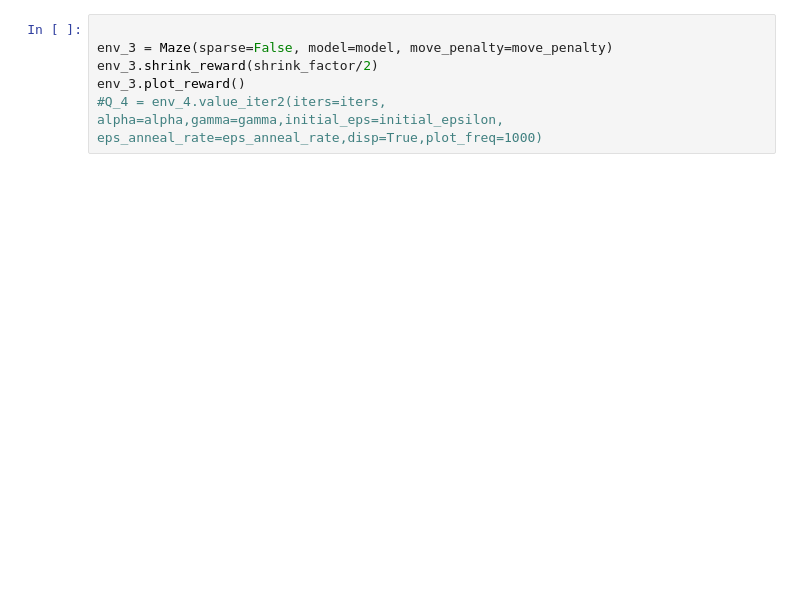
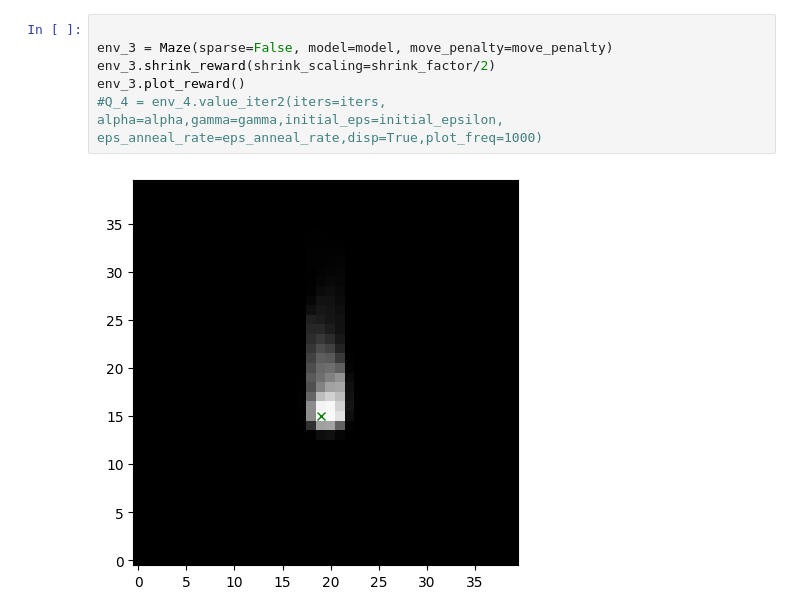
Before and after one commit to Alex427427427/2023_SRP_long_horizon, a Jupyter notebook: maze_world/5_maze_evaluation.ipynb, the cells around one changed output. Saved outputs shown, nothing was run; the diff lists cells and outputs as text; blank space fills up the shorter version.

```diff
--- a/maze_world/5_maze_evaluation.ipynb
+++ b/maze_world/5_maze_evaluation.ipynb
@@ -46,9 +48,11 @@ env_2.plot_reward()
 # %%
 
 env_3 = Maze(sparse=False, model=model, move_penalty=move_penalty)
-env_3.shrink_reward(shrink_factor/2)
+env_3.shrink_reward(shrink_scaling=shrink_factor/2)
 env_3.plot_reward()
 #Q_4 = env_4.value_iter2(iters=iters, alpha=alpha,gamma=gamma,initial_eps=initial_epsilon, eps_anneal_rate=eps_anneal_rate,disp=True,plot_freq=1000)
+# %% [output]
+[figure, added]
 # %%
 
 env_4 = Maze(sparse=False, model=model, move_penalty=move_penalty)
```
Also changed, not shown: parts of 8 cells of this notebook, 21 other files.
